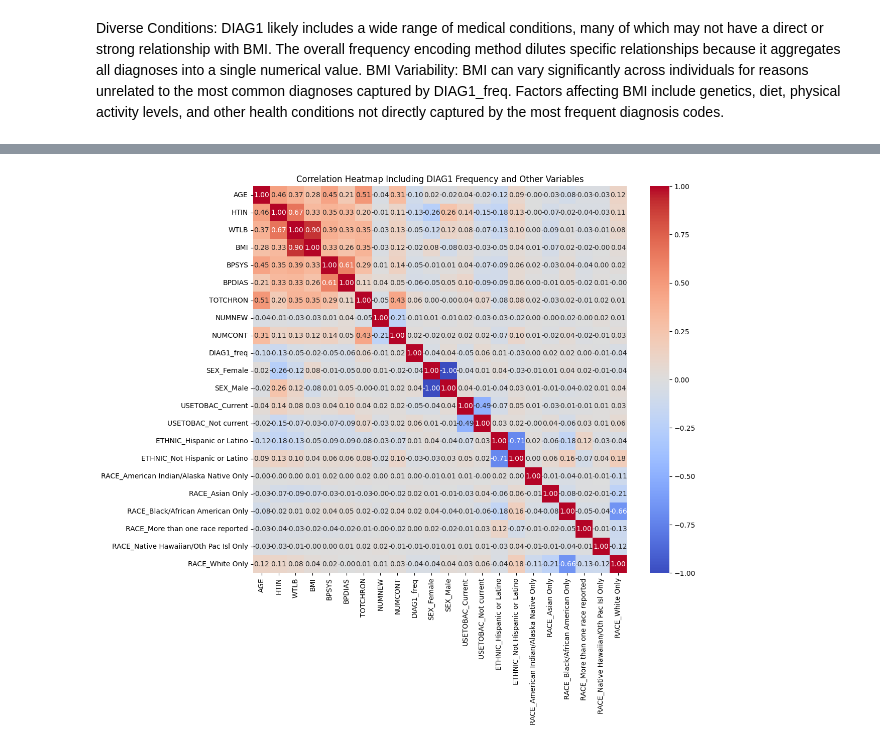
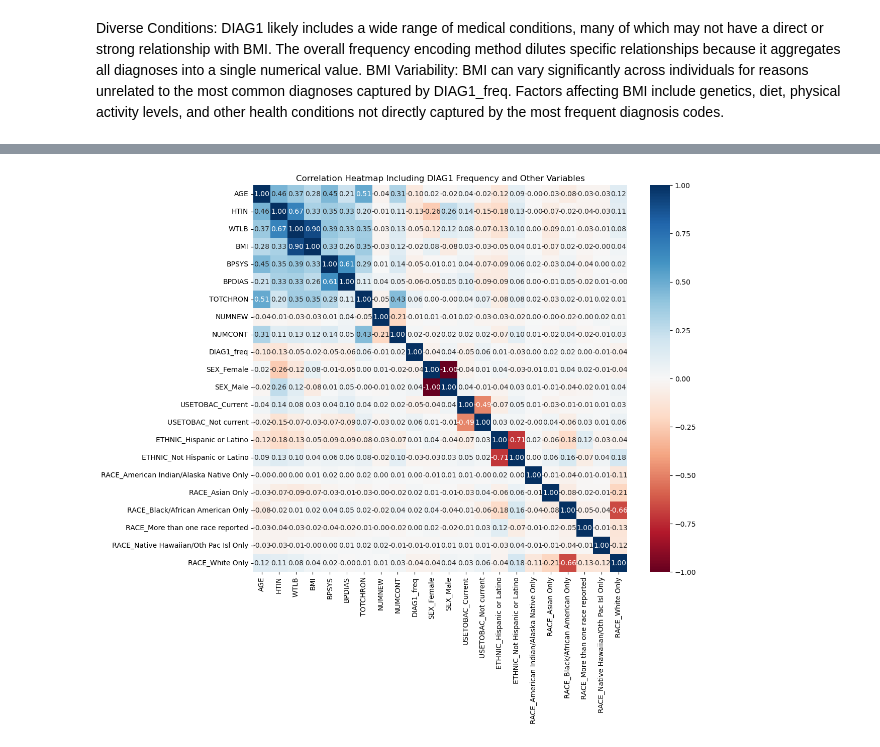
Before and after one commit to sean7x/pathclarity, a Jupyter notebook: notebooks/2.0-jj-stats_analysis.ipynb, the cells around one changed output, grey strips where cells are left out. Cells and saved outputs as stored; diff of their text form; code cells hidden in the pictures.

Commit message:
Change cmap to align with other figures

```diff
--- a/notebooks/2.0-jj-stats_analysis.ipynb
+++ b/notebooks/2.0-jj-stats_analysis.ipynb
@@ -3,7 +3,7 @@ import pandas as pd
 from scipy.stats import chi2_contingency, f_oneway, kruskal
 
 # Load the dataset
-file_path = '/Users/jeffreyjin/Downloads/final_evaluation.csv'
+file_path = '../data/cleaned/final_evaluation.csv'
 data = pd.read_csv(file_path)
 data.head()
 # %% [output]
@@ -375,35 +375,35 @@ import matplotlib.pyplot as plt
 # For more complex variables like DIAG1, you might aggregate or select subcategories
 categorical_vars = ['SEX', 'USETOBAC', 'ETHNIC']  # Simplified for the example
 data_encoded = pd.get_dummies(data[categorical_vars])
 
 # Combine encoded categorical data with numerical variables
 numerical_vars = ['AGE', 'HTIN', 'WTLB', 'BMI', 'BPSYS', 'BPDIAS', 'TOTCHRON', 'NUMNEW', 'NUMCONT']
 combined_data = pd.concat([data[numerical_vars], data_encoded], axis=1)
 
 # Drop any rows with NaN values for simplicity
 combined_data.dropna(inplace=True)
 
 
 # Frequency encoding
 frequency = data['DIAG1'].value_counts().to_dict()
 data['DIAG1_freq'] = data['DIAG1'].map(frequency)
 categorical_vars = ['SEX', 'USETOBAC', 'ETHNIC','RACE']  # Simplified for the example
 data_encoded = pd.get_dummies(data[categorical_vars])
 numerical_vars = ['AGE', 'HTIN', 'WTLB', 'BMI', 'BPSYS', 'BPDIAS', 'TOTCHRON', 'NUMNEW', 'NUMCONT', 'DIAG1_freq']
 combined_data = pd.concat([data[numerical_vars], data_encoded], axis=1)
 
 # Drop any rows with NaN values for simplicity
 combined_data.dropna(inplace=True)
 
 corr_matrix = combined_data.corr()
 
 # Generate the heatmap
 plt.figure(figsize=(12, 10))
-sns.heatmap(corr_matrix, annot=True, fmt=".2f", cmap='coolwarm', cbar=True)
+sns.heatmap(corr_matrix, annot=True, fmt=".2f", cmap='RdBu', cbar=True)
 plt.title('Correlation Heatmap Including DIAG1 Frequency and Other Variables')
 plt.show()
 # %% [output]
-[figure, old version]
+[figure, new version]
 # %%
 import pandas as pd
 import matplotlib.pyplot as plt
```
Also changed, not shown: parts of 9 cells of this notebook.
